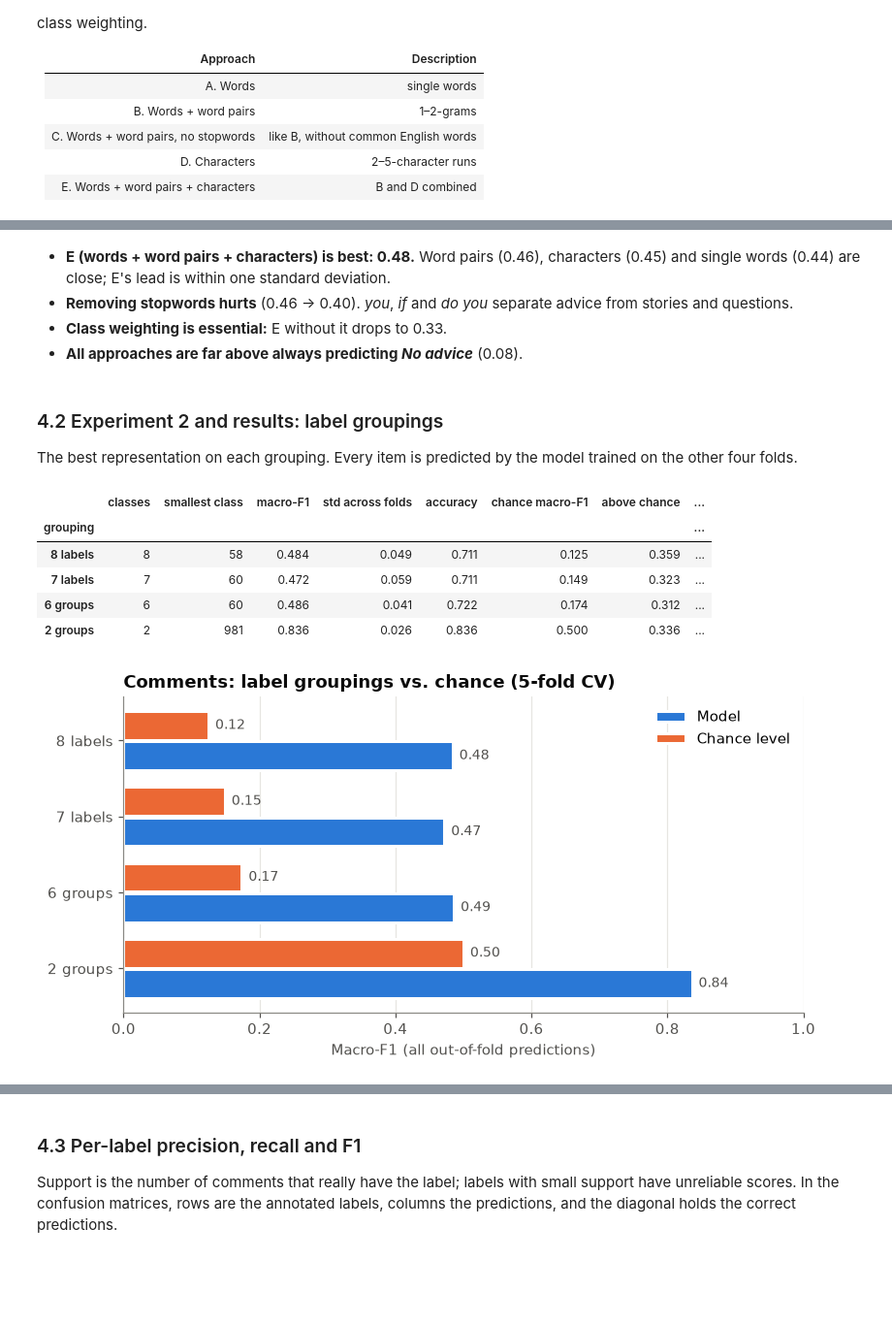
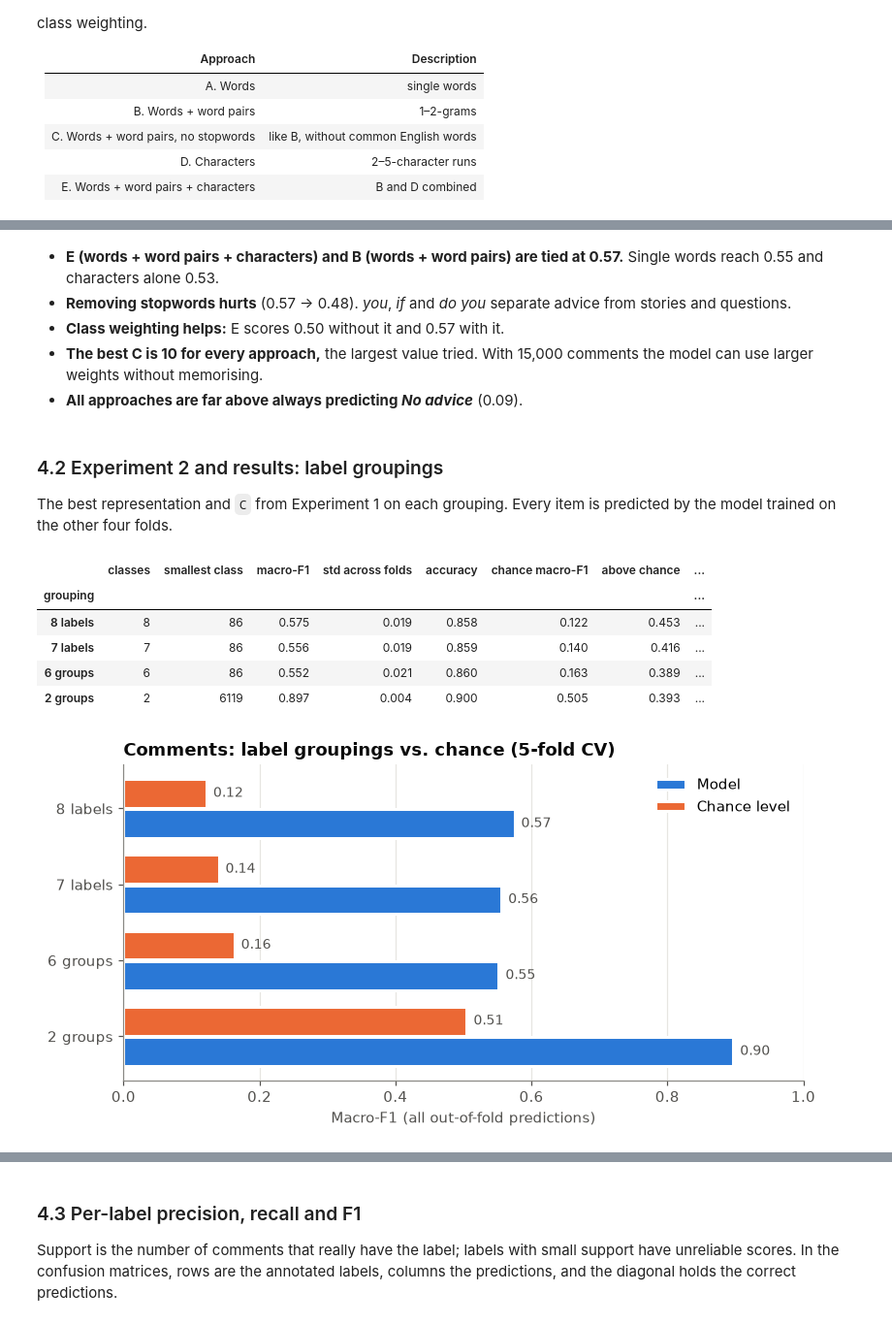
Before and after one commit to specter-26/ta2_reddit_project, a Jupyter notebook: notebooks/03_data_modelling.ipynb, the cells around one changed output, grey strips where cells are left out. Shown at 97% size. Drawn from its saved outputs; the diff is of its cells as text; code cells hidden in the pictures; blank space fills up the shorter version.

```diff
--- a/notebooks/03_data_modelling.ipynb
+++ b/notebooks/03_data_modelling.ipynb
@@ -167,12 +174,12 @@ def snippet(text) -> str:
     return text[:SNIPPET_CHARS] + ("…" if len(text) > SNIPPET_CHARS else "")
 
 
-def load(path, first_round_path, id_cols, labels, clean_name):
+def load(path, earlier_round_paths, id_cols, labels, clean_name):
     df = read_annotations(path, id_cols)
     df["label"] = clean_label(df["Primary Label"])
     df["label_secondary"] = clean_label(df["Secondary Label"])
-    first_ids = set(read_annotations(first_round_path, id_cols)["submissionId"])
-    df["batch"] = np.where(df["submissionId"].isin(first_ids), "first batch", "second batch")
+    round_1, round_2 = (set(read_annotations(p, id_cols)["submissionId"]) for p in earlier_round_paths)
+    df["batch"] = np.select([df["submissionId"].isin(round_1), df["submissionId"].isin(round_2)], ["round 1", "round 2"], "round 3")
     assert df["submissionId"].is_unique
     assert set(df["label"]) <= set(labels), set(df["label"]) - set(labels)
     clean = read_clean(clean_name)
@@ -182,19 +189,18 @@ def load(path, first_round_path, id_cols, labels, clean_name):
     return df
 
 
-com = load(COMMENTS_FILE, FIRST_ROUND_COMMENTS, ["submissionId", "parentPostId"], ADVICE_LABELS, "comments_active_5plus")
+com = load(COMMENTS_FILE, EARLIER_ROUNDS["comments"], ["submissionId", "parentPostId"], ADVICE_LABELS, "comments_active_5plus")
 com["thread"] = com["parentPostId"]          # comments under the same post form one thread
 com["text"] = com["bodyText"].map(prepare_text)
 com["n_words"] = com["bodyText"].astype(str).str.split().str.len()
 
-post = load(POSTS_FILE, FIRST_ROUND_POSTS, ["submissionId"], TOPIC_LABELS, "posts_active_5plus")
+post = load(POSTS_FILE, EARLIER_ROUNDS["posts"], ["submissionId"], TOPIC_LABELS, "posts_active_5plus")
 post["thread"] = post["submissionId"]        # every post is its own thread
 post["text"] = (post["title"].fillna("") + " . " + post["bodyText"].fillna("")).map(prepare_text)
 post["title_text"] = post["title"].fillna("").map(prepare_text)
 post["n_words"] = (post["title"].fillna("") + " " + post["bodyText"].fillna("")).str.split().str.len()
 
 for what, df in [("Comments", com), ("Posts", post)]:
-    batches = df["batch"].value_counts()
-    print(f"{what}: {len(df):,} items from {df['thread'].nunique():,} threads "
-          f"(first batch {batches['first batch']}, second batch {batches['second batch']}); text matches the clean dataset")
+    rounds = ", ".join(f"{b}: {n:,}" for b, n in df["batch"].value_counts().sort_index().items())
+    print(f"{what}: {len(df):,} items from {df['thread'].nunique():,} threads ({rounds}); text matches the clean dataset")
 # %% [output]
@@ -451,7 +472,7 @@ def folds_of(df):
 def tune(vectorizer, df, label_col, text_col="text", class_weight="balanced"):
     """Choose C on the shared folds (average macro-F1 over the 5 folds)."""
     search = GridSearchCV(make_model(vectorizer, class_weight), {"clf__C": C_GRID}, scoring="f1_macro",
-                          cv=folds_of(df), n_jobs=-1, refit=False)
+                          cv=folds_of(df), n_jobs=N_JOBS, refit=False)
     return search.fit(df[text_col], df[label_col])
 
 
@@ -493,16 +514,14 @@ def plot_experiment_1(table, title):
 
 
 # ---------- Experiment 2 and final results: label groupings ----------
-def evaluate_groupings(df, groupings, make_vectorizer, text_col):
-    """Per grouping: choose C on the folds, then predict every item from the model trained on the other folds."""
+def evaluate_groupings(df, groupings, make_vectorizer, text_col, C):
+    """Per grouping: predict every item from the model trained on the other folds (settings from Experiment 1)."""
     fold_ids = df["fold"].values
-    rows, best_C = [], {}
+    rows = []
     for name in groupings:
         y_col = f"y_{name}"
         y = df[y_col].values
-        C = tune(make_vectorizer(), df, y_col, text_col).best_params_["clf__C"]
-        best_C[name] = C
-        pred = cross_val_predict(make_model(make_vectorizer(), C=C), df[text_col], y, cv=folds_of(df), n_jobs=-1)
+        pred = cross_val_predict(make_model(make_vectorizer(), C=C), df[text_col], y, cv=folds_of(df), n_jobs=N_JOBS)
         df[f"cv_pred_{name}"] = pred
         chance = cross_val_predict(DummyClassifier(strategy="stratified", random_state=SEED), df[text_col], y, cv=folds_of(df))
         majority = cross_val_predict(DummyClassifier(strategy="most_frequent"), df[text_col], y, cv=folds_of(df))
@@ -513,9 +532,8 @@ def evaluate_groupings(df, groupings, make_vectorizer, text_col):
         rows.append({"grouping": name, "classes": len(set(y)), "smallest class": pd.Series(y).value_counts().min(),
                      "macro-F1": macro, "std across folds": np.std(per_fold), "accuracy": accuracy_score(y, pred),
                      "chance macro-F1": chance_f1, "above chance": macro - chance_f1,
-                     "always most common: macro-F1": f1_score(y, majority, average="macro", zero_division=0),
-                     "best C": C})
-    return pd.DataFrame(rows).set_index("grouping").round(3), best_C
+                     "always most common: macro-F1": f1_score(y, majority, average="macro", zero_division=0)})
+    return pd.DataFrame(rows).set_index("grouping").round(3)
 
 
 def plot_groupings(table, title):
@@ -641,21 +659,23 @@ Best approach: E. Words + word pairs + characters
 # %% [markdown]
-- **E (words + word pairs + characters) is best: 0.48.** Word pairs (0.46), characters (0.45) and single words (0.44) are close; E's lead is within one standard deviation.
-- **Removing stopwords hurts** (0.46 → 0.40). *you*, *if* and *do you* separate advice from stories and questions.
-- **Class weighting is essential:** E without it drops to 0.33.
-- **All approaches are far above always predicting *No advice*** (0.08).
+- **E (words + word pairs + characters) and B (words + word pairs) are tied at 0.57.** Single words reach 0.55 and characters alone 0.53.
+- **Removing stopwords hurts** (0.57 → 0.48). *you*, *if* and *do you* separate advice from stories and questions.
+- **Class weighting helps:** E scores 0.50 without it and 0.57 with it.
+- **The best C is 10 for every approach,** the largest value tried. With 15,000 comments the model can use larger weights without memorising.
+- **All approaches are far above always predicting *No advice*** (0.09).
 # %% [markdown]
 ### 4.2 Experiment 2 and results: label groupings
-The best representation on each grouping. Every item is predicted by the model trained on the other four folds.
+The best representation and `C` from Experiment 1 on each grouping. Every item is predicted by the model trained on the other four folds.
 # %%
-results_A, best_C_A = evaluate_groupings(com, ADVICE_GROUPINGS, *APPROACHES[BEST_A])
+C_A = exp1_A.loc[BEST_A, "best C"]
+results_A = evaluate_groupings(com, ADVICE_GROUPINGS, *APPROACHES[BEST_A], C=C_A)
 display(results_A)
 plot_groupings(results_A, "Comments: label groupings vs. chance (5-fold CV)")
 # %% [output]
 |  | classes | smallest class | macro-F1 | std across folds | accuracy | chance macro-F1 | above chance | ... |
 | grouping |  |  |  |  |  |  |  | ... |
-| 8 labels | 8 | 58 | 0.484 | 0.049 | 0.711 | 0.125 | 0.359 | ... |
-| 7 labels | 7 | 60 | 0.472 | 0.059 | 0.711 | 0.149 | 0.323 | ... |
-| 6 groups | 6 | 60 | 0.486 | 0.041 | 0.722 | 0.174 | 0.312 | ... |
-| 2 groups | 2 | 981 | 0.836 | 0.026 | 0.836 | 0.500 | 0.336 | ... |
+| 8 labels | 8 | 86 | 0.575 | 0.019 | 0.858 | 0.122 | 0.453 | ... |
+| 7 labels | 7 | 86 | 0.556 | 0.019 | 0.859 | 0.140 | 0.416 | ... |
+| 6 groups | 6 | 86 | 0.552 | 0.021 | 0.860 | 0.163 | 0.389 | ... |
+| 2 groups | 2 | 6119 | 0.897 | 0.004 | 0.900 | 0.505 | 0.393 | ... |
-[figure, old version]
+[figure, new version]
 # %% [markdown]
```
Also changed, not shown: parts of 29 cells of this notebook.
